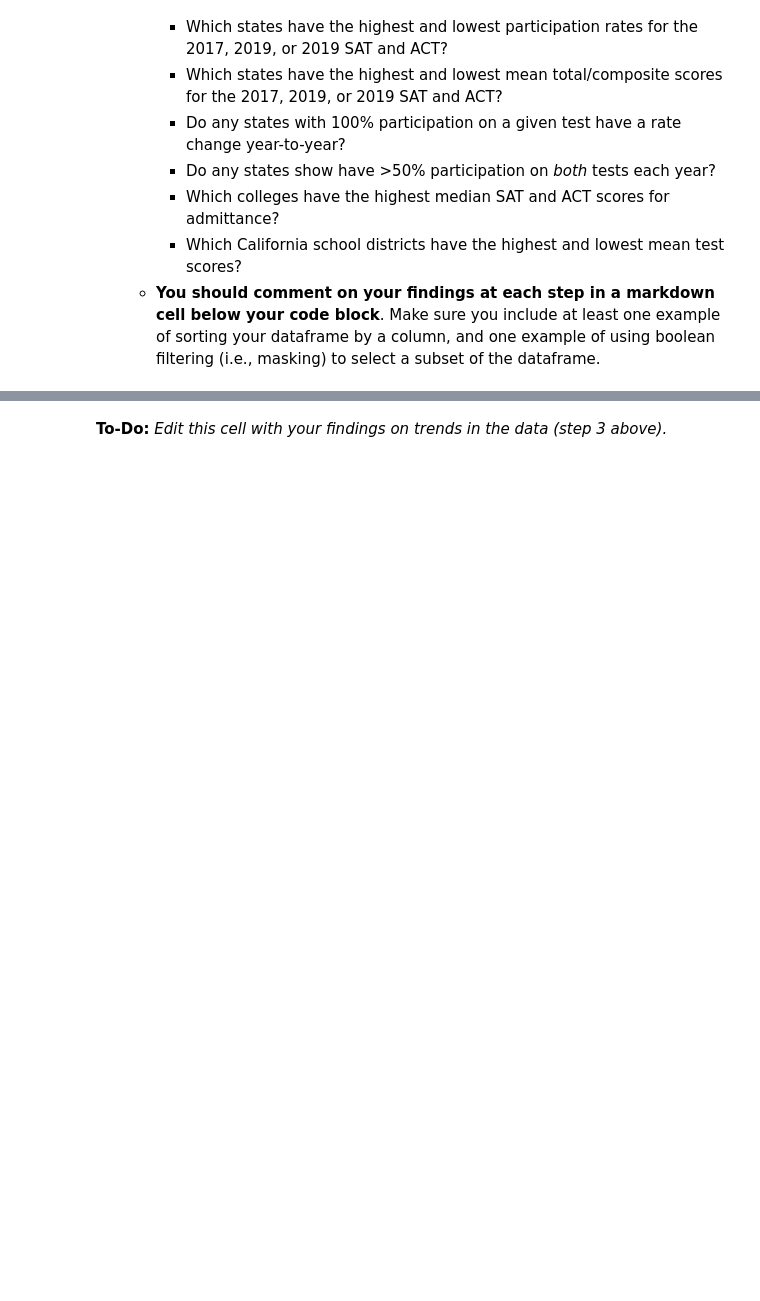
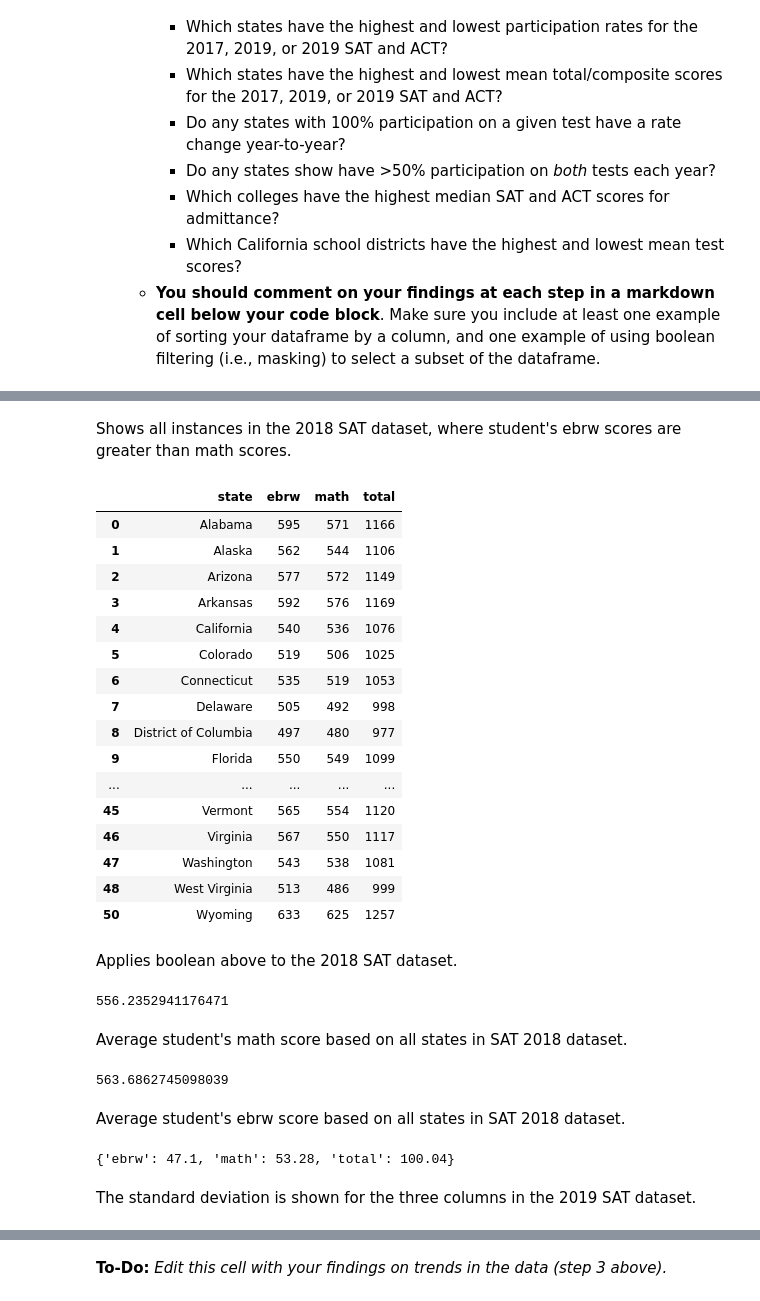
Before and after one commit to prathikc712/SAT-Analysis, a Jupyter notebook: code/starter-code.ipynb, the cells around one changed output, grey strips where cells are left out. Cells and saved outputs as stored; diff of their text form; code cells hidden in the pictures; blank space fills up the shorter version.

```diff
--- a/code/starter-code.ipynb
+++ b/code/starter-code.ipynb
@@ -361,0 +368,3 @@ Complete the following steps to explore your data. You are welcome to do more ED
+# %%
+math_vs_ebrw = (sat_2018_fixed['math'] < sat_2018_fixed['ebrw'])
+math_vs_ebrw
@@ -361,0 +389,46 @@ Complete the following steps to explore your data. You are welcome to do more ED
+# %% [markdown]
+Shows all instances in the 2018 SAT dataset, where student's ebrw scores are greater than math scores.
+# %%
+math_less_ebrw = (sat_2018_fixed[math_vs_ebrw])
+math_less_ebrw
+# %% [output]
+|  | state | ebrw | math | total |
+| 0 | Alabama | 595 | 571 | 1166 |
+| 1 | Alaska | 562 | 544 | 1106 |
+| 2 | Arizona | 577 | 572 | 1149 |
+| 3 | Arkansas | 592 | 576 | 1169 |
+| 4 | California | 540 | 536 | 1076 |
+| 5 | Colorado | 519 | 506 | 1025 |
+| 6 | Connecticut | 535 | 519 | 1053 |
+| 7 | Delaware | 505 | 492 | 998 |
+| 8 | District of Columbia | 497 | 480 | 977 |
+| 9 | Florida | 550 | 549 | 1099 |
+| ... | ... | ... | ... | ... |
+| 45 | Vermont | 565 | 554 | 1120 |
+| 46 | Virginia | 567 | 550 | 1117 |
+| 47 | Washington | 543 | 538 | 1081 |
+| 48 | West Virginia | 513 | 486 | 999 |
+| 50 | Wyoming | 633 | 625 | 1257 |
+# %% [markdown]
+Applies boolean above to the 2018 SAT dataset.
+# %%
+mean_math_2018 = sat_2018_fixed['math'].mean()
+mean_math_2018
+# %% [output]
+556.2352941176471
+# %% [markdown]
+Average student's math score based on all states in SAT 2018 dataset.
+# %%
+mean_ebrw_2018 = sat_2018_fixed['ebrw'].mean()
+mean_ebrw_2018
+# %% [output]
+563.6862745098039
+# %% [markdown]
+Average student's ebrw score based on all states in SAT 2018 dataset.
+# %%
+sd_2019={"ebrw": SD(list(sat_2019_fixed['ebrw'])), "math": SD(list(sat_2019_fixed['math'])), "total":SD(list(sat_2019_fixed['total']))}
+sd_2019
+# %% [output]
+{'ebrw': 47.1, 'math': 53.28, 'total': 100.04}
+# %% [markdown]
+The standard deviation is shown for the three columns in the 2019 SAT dataset.
```
Also changed, not shown: parts of 21 cells of this notebook.
